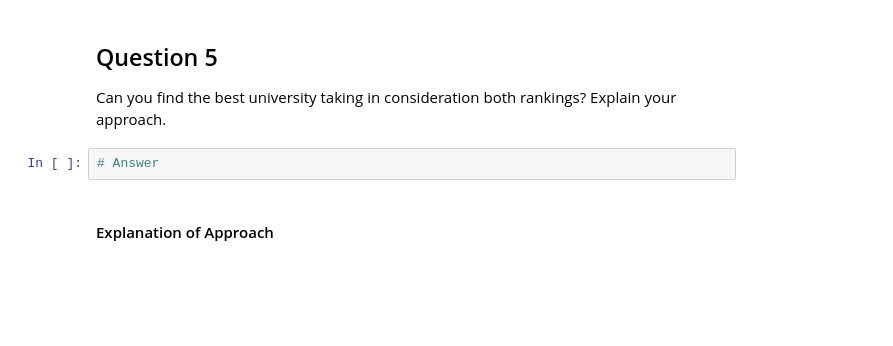
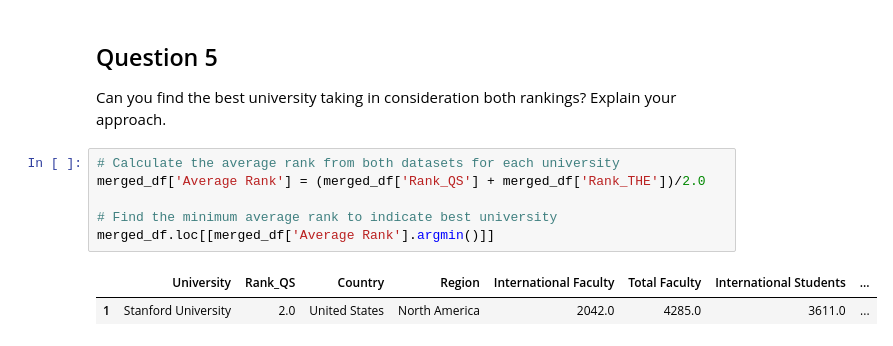
Before and after one commit to GauravPasari/ADA_Group_Tota_Pasari_Prelot, a Jupyter notebook: Homework2.ipynb, the cells around one changed output. Drawn from its saved outputs; the diff is of its cells as text; blank space fills up the shorter version.

```diff
--- a/Homework2.ipynb
+++ b/Homework2.ipynb
@@ -484,7 +484,12 @@ By observing the chart above, we conclude that the strongest correlation between
 # %% [markdown]
 ## Question 5
 Can you find the best university taking in consideration both rankings? Explain your approach.
-# %%
-# Answer
-# %% [markdown]
-#### Explanation of Approach
+# %%
+# Calculate the average rank from both datasets for each university
+merged_df['Average Rank'] = (merged_df['Rank_QS'] + merged_df['Rank_THE'])/2.0
+
+# Find the minimum average rank to indicate best university
+merged_df.loc[[merged_df['Average Rank'].argmin()]]
+# %% [output]
+|  | University | Rank_QS | Country | Region | International Faculty | Total Faculty | International Students | ... |
+| 1 | Stanford University | 2.0 | United States | North America | 2042.0 | 4285.0 | 3611.0 | ... |
```
Also changed, not shown: parts of 1 cell of this notebook.
